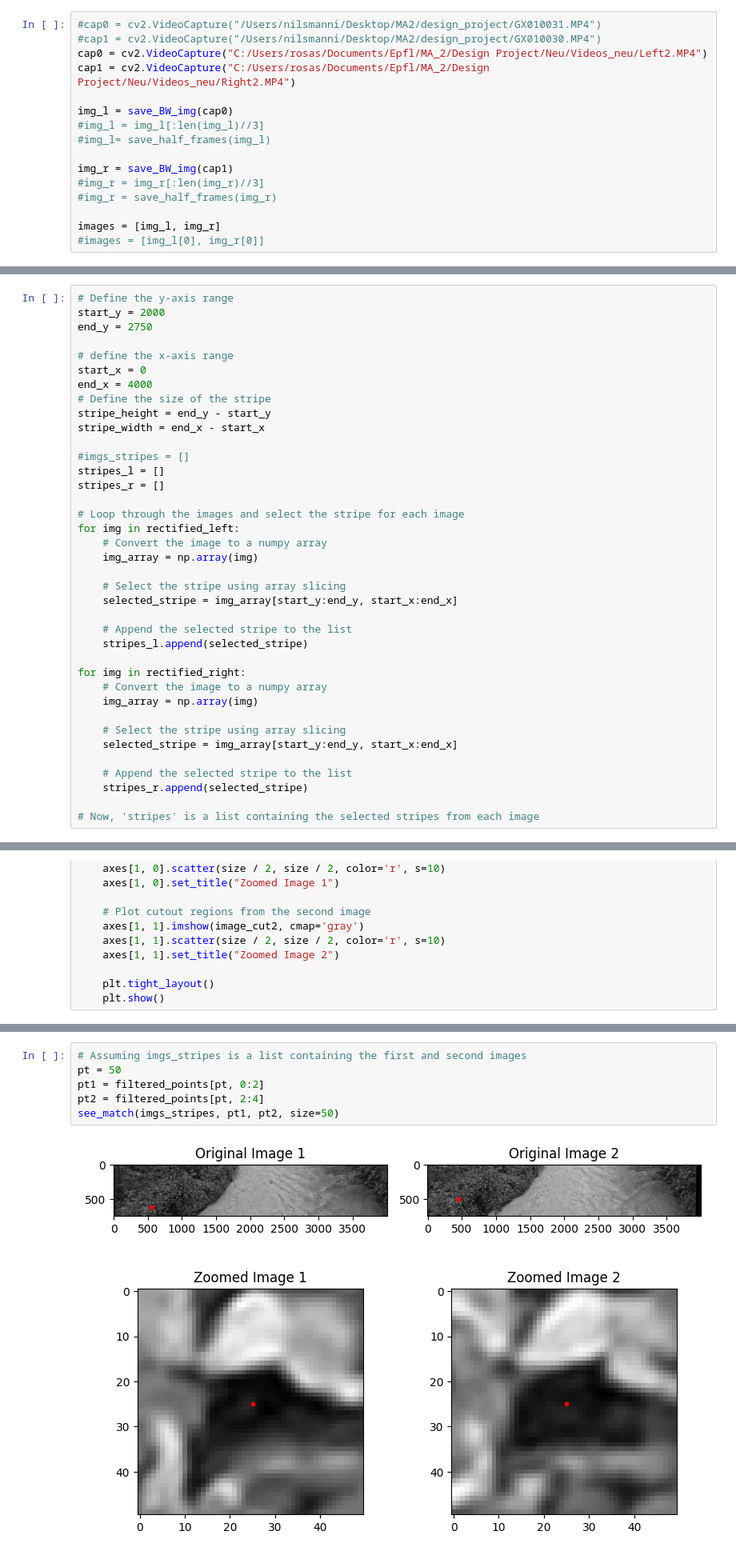
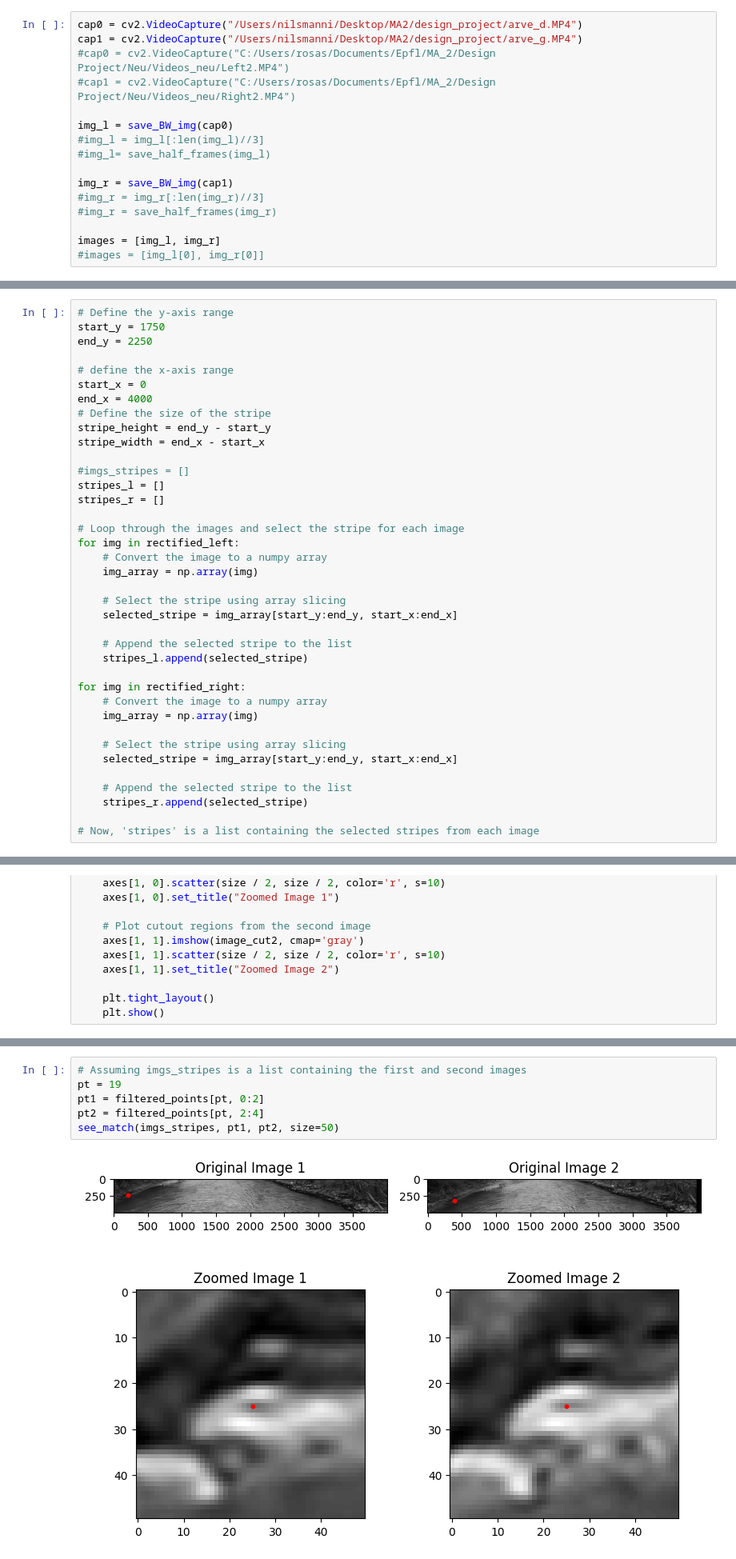
Before and after one commit to rosa-github/Design-Project, a Jupyter notebook: bordel_general.ipynb, the cells around one changed output, grey strips where cells are left out. Shown at 80% size. Drawn from its saved outputs; the diff is of its cells as text.

```diff
--- a/bordel_general.ipynb
+++ b/bordel_general.ipynb
@@ -70,10 +70,10 @@ def save_BW_img(cap):
     cap.release()
     return image
 # %%
-#cap0 = cv2.VideoCapture("/Users/nilsmanni/Desktop/MA2/design_project/GX010031.MP4")
-#cap1 = cv2.VideoCapture("/Users/nilsmanni/Desktop/MA2/design_project/GX010030.MP4")
-cap0 = cv2.VideoCapture("C:/Users/rosas/Documents/Epfl/MA_2/Design Project/Neu/Videos_neu/Left2.MP4")
-cap1 = cv2.VideoCapture("C:/Users/rosas/Documents/Epfl/MA_2/Design Project/Neu/Videos_neu/Right2.MP4")
+cap0 = cv2.VideoCapture("/Users/nilsmanni/Desktop/MA2/design_project/arve_d.MP4")
+cap1 = cv2.VideoCapture("/Users/nilsmanni/Desktop/MA2/design_project/arve_g.MP4")
+#cap0 = cv2.VideoCapture("C:/Users/rosas/Documents/Epfl/MA_2/Design Project/Neu/Videos_neu/Left2.MP4")
+#cap1 = cv2.VideoCapture("C:/Users/rosas/Documents/Epfl/MA_2/Design Project/Neu/Videos_neu/Right2.MP4")
 
 img_l = save_BW_img(cap0)
 #img_l = img_l[:len(img_l)//3]
@@ -137,7 +139,7 @@ plotting(rectified_left[0], rectified_right[0], h_value=2000)
 # %%
 # Define the y-axis range
-start_y = 2000
-end_y = 2750
+start_y = 1750
+end_y = 2250
 
 # define the x-axis range
 start_x = 0
@@ -361,11 +353,11 @@ print(filtered_points.shape)
 # %%
 # Assuming imgs_stripes is a list containing the first and second images
-pt = 50
+pt = 19
 pt1 = filtered_points[pt, 0:2]
 pt2 = filtered_points[pt, 2:4]
 see_match(imgs_stripes, pt1, pt2, size=50)
 # %% [output]
-[figure, old version]
+[figure, new version]
 # %%
 r = 33.4 #cm
 d = 21.1 # cm
```
Also changed, not shown: parts of 21 cells of this notebook.
